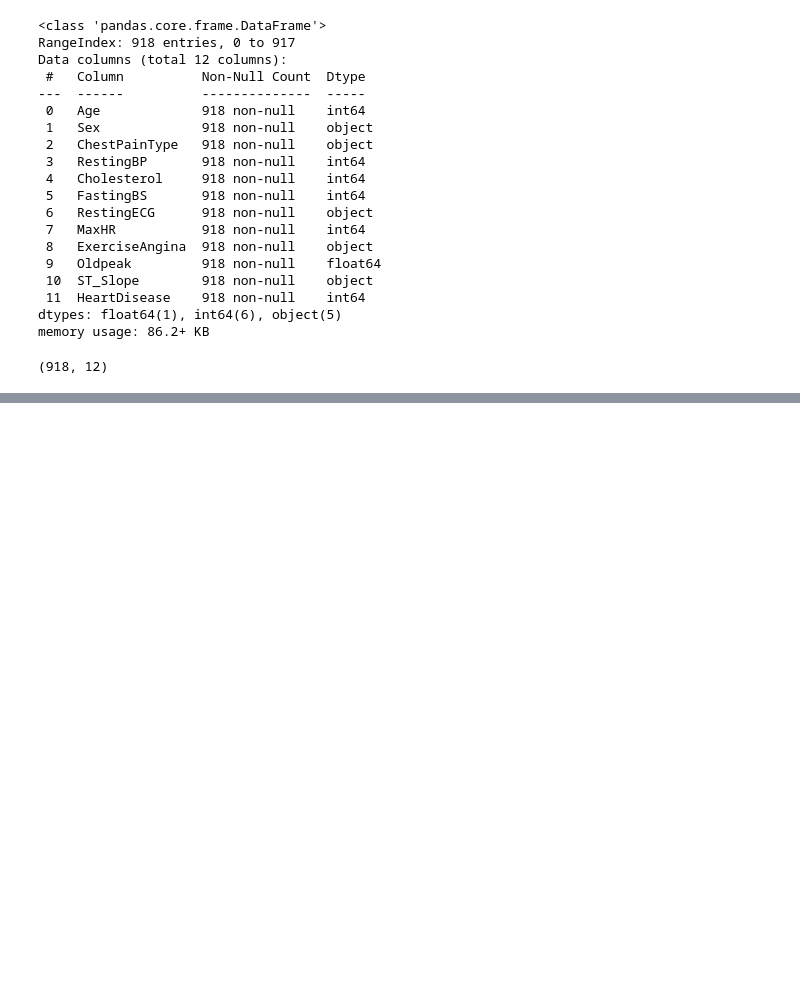
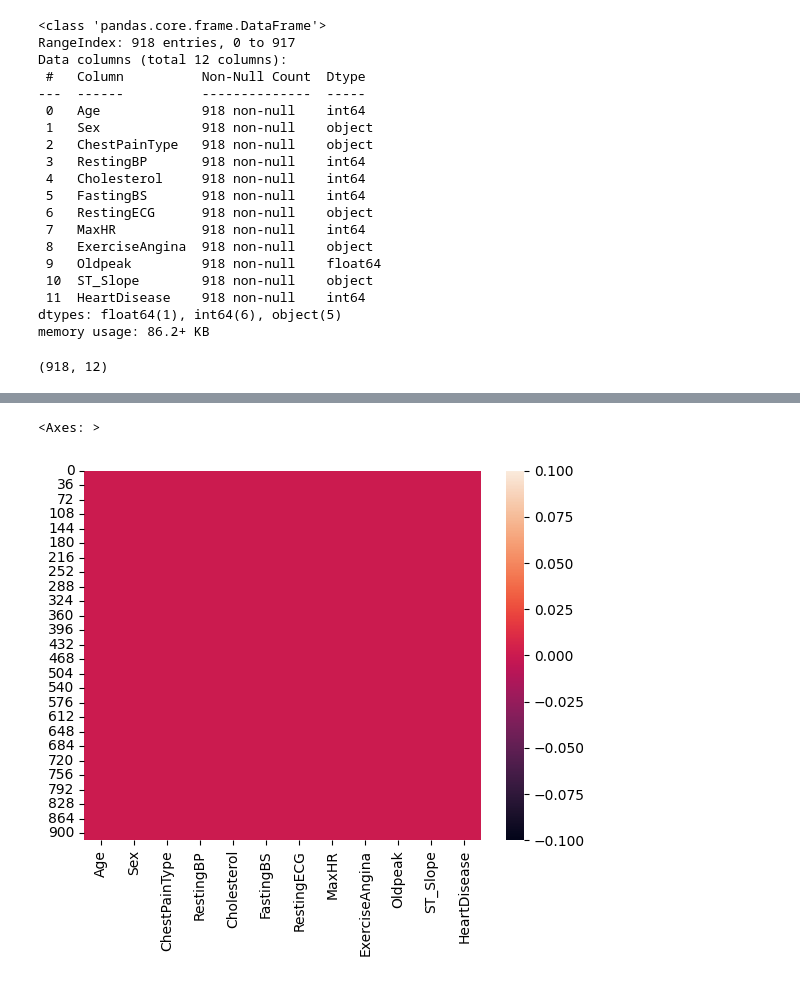
Before and after one commit to sportole/heart-failure-prediction, a Jupyter notebook: Heart_Disease_Prediction.ipynb, the cells around one changed output, grey strips where cells are left out. Cells and saved outputs as stored; diff of their text form; code cells hidden in the pictures; blank space fills up the shorter version.

```diff
--- a/Heart_Disease_Prediction.ipynb
+++ b/Heart_Disease_Prediction.ipynb
@@ -114,0 +172,5 @@ heart_df.shape
+# %%
+sns.heatmap(heart_df.isna())
+# %% [output]
+<Axes: >
+[figure, added]
```
Also changed, not shown: parts of 23 cells of this notebook.
